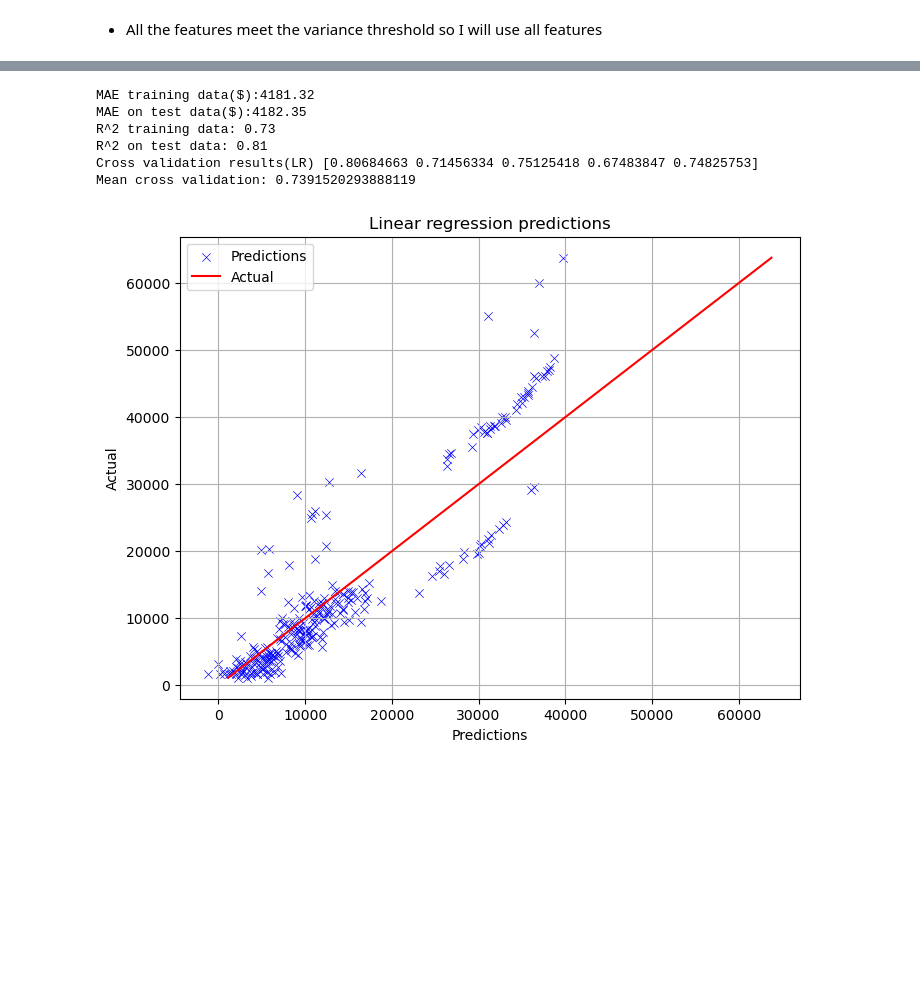
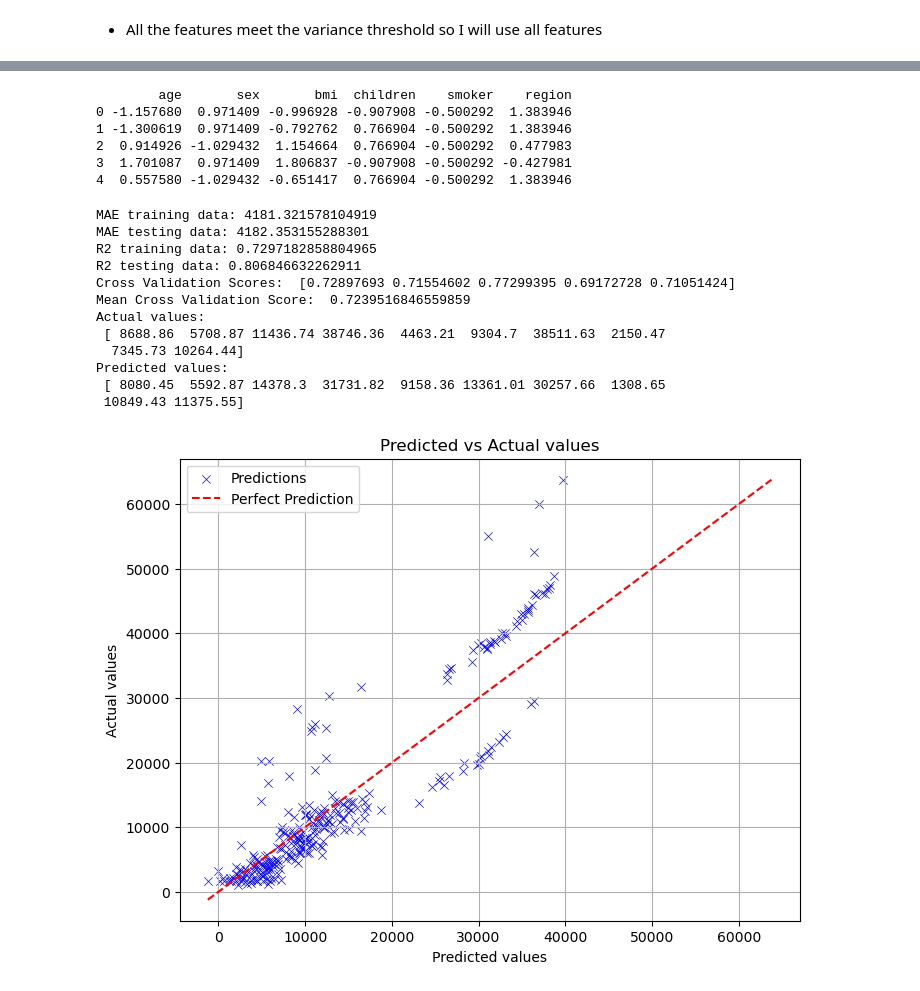
Before and after one commit to Kamuthuj/health-insurance-regression., a Jupyter notebook: analysis.ipynb, the cells around one changed output, grey strips where cells are left out. Saved outputs shown, nothing was run; the diff lists cells and outputs as text; code cells hidden in the pictures; blank space fills up the shorter version.

Commit message:
Modified the whole notebook and ML models, also including a deep learning model

```diff
--- a/analysis.ipynb
+++ b/analysis.ipynb
@@ -301,38 +247,64 @@ array([[ 0.70051832,  0.97140947, -1.3267337 , -0.90790804, -0.50029231,
+# %%
+X_train_scaled = pd.DataFrame(X_train_scaled, columns=X_train.columns)
+X_test_scaled = pd.DataFrame(X_test_scaled, columns=X_test.columns)
+
+print(X_train_scaled.head())
+# %% [output]
+        age       sex       bmi  children    smoker    region
+0 -1.157680  0.971409 -0.996928 -0.907908 -0.500292  1.383946
+1 -1.300619  0.971409 -0.792762  0.766904 -0.500292  1.383946
+2  0.914926 -1.029432  1.154664  0.766904 -0.500292  0.477983
+3  1.701087  0.971409  1.806837 -0.907908 -0.500292 -0.427981
+4  0.557580 -1.029432 -0.651417  0.766904 -0.500292  1.383946
 # %%
-lr=LinearRegression()
-lr.fit(X_train_scaled,y_train)
+lr = LinearRegression()
 
-# Make predictions on the training and test data
+# Training the model
+lr.fit(X_train_scaled, y_train)
+
+# Making predictions on training and testing data
 y_train_pred = lr.predict(X_train_scaled)
 y_test_pred = lr.predict(X_test_scaled)
 
-# # Calculate the mean absoulte and R2 for the training and test data
-print(f"MAE training data($):{mean_absolute_error(y_train, y_train_pred).round(2)}")
-print(f"MAE on test data($):{mean_absolute_error(y_test, y_test_pred).round(2)}")
+# Evaluating the model
+print("MAE training data:", mean_absolute_error(y_train, y_train_pred))
+print("MAE testing data:", mean_absolute_error(y_test, y_test_pred))
 
-print(f"R^2 training data: {r2_score(y_train, y_train_pred).round(2)}")
-print(f"R^2 on test data: {r2_score(y_test, y_test_pred).round(2)}")
+print("R2 training data:", r2_score(y_train, y_train_pred))
+print("R2 testing data:", r2_score(y_test, y_test_pred))
 
-folds = KFold(n_splits=5,shuffle=True,random_state=42)
+# Cross Validation to evaluate the model's performance
+folds = KFold(n_splits=5, shuffle=True, random_state=42)
+cross_val_scores = cross_val_score(lr, X_train_scaled, y_train, cv=folds)
+print("Cross Validation Scores: ", cross_val_scores)
+print("Mean Cross Validation Score: ", cross_val_scores.mean())
 
-cross_val = cross_val_score(lr, X,y,cv=folds)
-print(f"Cross validation results(LR)",cross_val)
-print(f"Mean cross validation:",cross_val.mean())
+print("Actual values:\n", y_test.values[:10].round(2))
+print("Predicted values:\n", y_test_pred[:10].round(2))
 
 plt.figure(figsize=(8,6))
 sns.scatterplot(x=y_test_pred,y=y_test,marker="x",label="Predictions",color="blue")
-sns.lineplot(x=y_test,y=y_test,label="Actual",color="red")
-plt.xlabel("Predictions")
-plt.ylabel("Actual")
-plt.title("Linear regression predictions")
+# creating a line for the perfect predictions
+min_val = min(min(y_test), min(y_test_pred))
+max_val = max(max(y_test), max(y_test_pred))
+plt.plot([min_val,max_val],[min_val,max_val],"--",color="red",label="Perfect Prediction")
+plt.xlabel("Predicted values")
+plt.ylabel("Actual values")
+plt.title("Predicted vs Actual values")
 plt.grid()
 plt.legend()
 plt.show()
 # %% [output]
-MAE training data($):4181.32
-MAE on test data($):4182.35
-R^2 training data: 0.73
-R^2 on test data: 0.81
-Cross validation results(LR) [0.80684663 0.71456334 0.75125418 0.67483847 0.74825753]
-Mean cross validation: 0.7391520293888119
+MAE training data: 4181.321578104919
+MAE testing data: 4182.353155288301
+R2 training data: 0.7297182858804965
+R2 testing data: 0.806846632262911
+Cross Validation Scores:  [0.72897693 0.71554602 0.77299395 0.69172728 0.71051424]
+Mean Cross Validation Score:  0.7239516846559859
+Actual values:
+ [ 8688.86  5708.87 11436.74 38746.36  4463.21  9304.7  38511.63  2150.47
+  7345.73 10264.44]
+Predicted values:
+ [ 8080.45  5592.87 14378.3  31731.82  9158.36 13361.01 30257.66  1308.65
+ 10849.43 11375.55]
-[figure, old version]
+[figure, new version]
```
Also changed, not shown: parts of 29 cells of this notebook.
